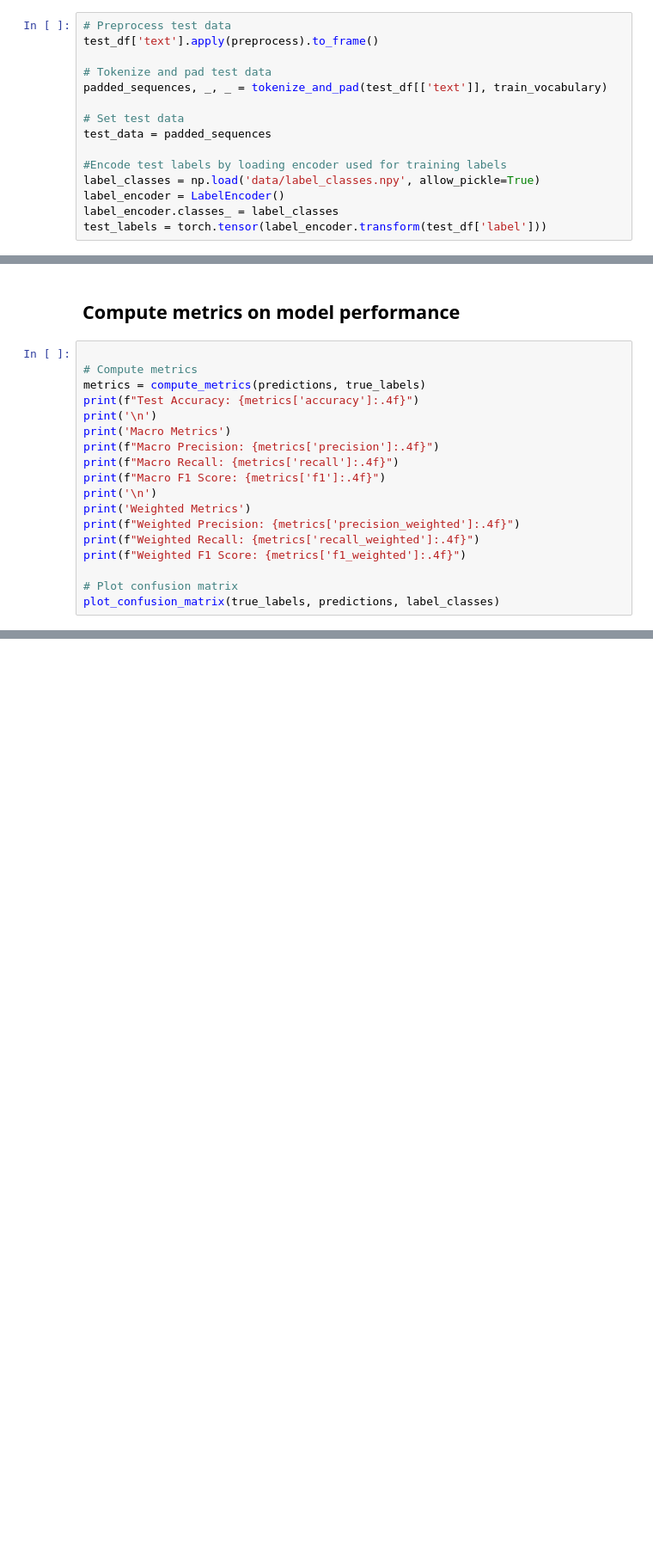
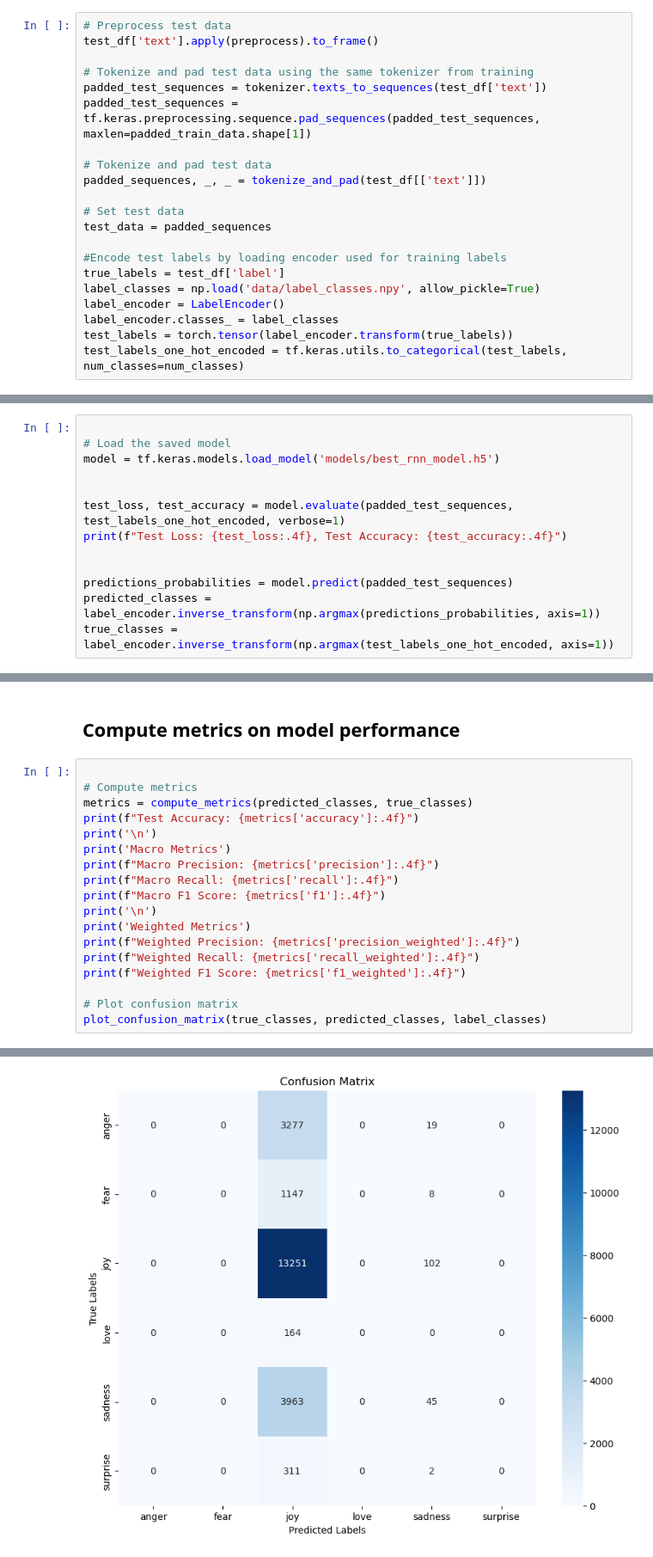
Before and after one commit to SaraHoxha/emotion-detection-txa, a Jupyter notebook: Model Implementation/RNN.ipynb, the cells around one changed output, grey strips where cells are left out. Shown: that part at 86% size. Cells and saved outputs as stored; diff of their text form; blank space fills up the shorter version.

```diff
--- a/Model Implementation/RNN.ipynb
+++ b/Model Implementation/RNN.ipynb
@@ -151,14 +165,20 @@ torch.save(model_config, "models/RNN.pth")
 # Preprocess test data
 test_df['text'].apply(preprocess).to_frame()
 
+# Tokenize and pad test data using the same tokenizer from training
+padded_test_sequences = tokenizer.texts_to_sequences(test_df['text'])
+padded_test_sequences = tf.keras.preprocessing.sequence.pad_sequences(padded_test_sequences, maxlen=padded_train_data.shape[1])
+
 # Tokenize and pad test data
-padded_sequences, _, _ = tokenize_and_pad(test_df[['text']], train_vocabulary)
+padded_sequences, _, _ = tokenize_and_pad(test_df[['text']])
 
 # Set test data
 test_data = padded_sequences
 
 #Encode test labels by loading encoder used for training labels
+true_labels = test_df['label']
 label_classes = np.load('data/label_classes.npy', allow_pickle=True)
 label_encoder = LabelEncoder()
 label_encoder.classes_ = label_classes
-test_labels = torch.tensor(label_encoder.transform(test_df['label']))
+test_labels = torch.tensor(label_encoder.transform(true_labels))
+test_labels_one_hot_encoded = tf.keras.utils.to_categorical(test_labels, num_classes=num_classes)
@@ -178,0 +190,13 @@ predictions, true_labels = test(model, test_loader, device)
+# %%
+
+# Load the saved model
+model = tf.keras.models.load_model('models/best_rnn_model.h5')
+
+
+test_loss, test_accuracy = model.evaluate(padded_test_sequences, test_labels_one_hot_encoded, verbose=1)
+print(f"Test Loss: {test_loss:.4f}, Test Accuracy: {test_accuracy:.4f}")
+
+
+predictions_probabilities = model.predict(padded_test_sequences)
+predicted_classes = label_encoder.inverse_transform(np.argmax(predictions_probabilities, axis=1))
+true_classes = label_encoder.inverse_transform(np.argmax(test_labels_one_hot_encoded, axis=1))
@@ -181,7 +209,7 @@ predictions, true_labels = test(model, test_loader, device)
 # %%
 
 # Compute metrics
-metrics = compute_metrics(predictions, true_labels)
+metrics = compute_metrics(predicted_classes, true_classes)
 print(f"Test Accuracy: {metrics['accuracy']:.4f}")
 print('\n')
 print('Macro Metrics')
@@ -195,4 +223,5 @@ print(f"Weighted Recall: {metrics['recall_weighted']:.4f}")
 print(f"Weighted F1 Score: {metrics['f1_weighted']:.4f}")
 
 # Plot confusion matrix
-plot_confusion_matrix(true_labels, predictions, label_classes)
+plot_confusion_matrix(true_classes, predicted_classes, label_classes)
+# %% [output]
@@ -199,3 +241,4 @@ plot_confusion_matrix(true_labels, predictions, label_classes)
+[figure, added]
 # %%
 
 # Print classification report
```
Also changed, not shown: parts of 20 cells of this notebook, 2 other files.
